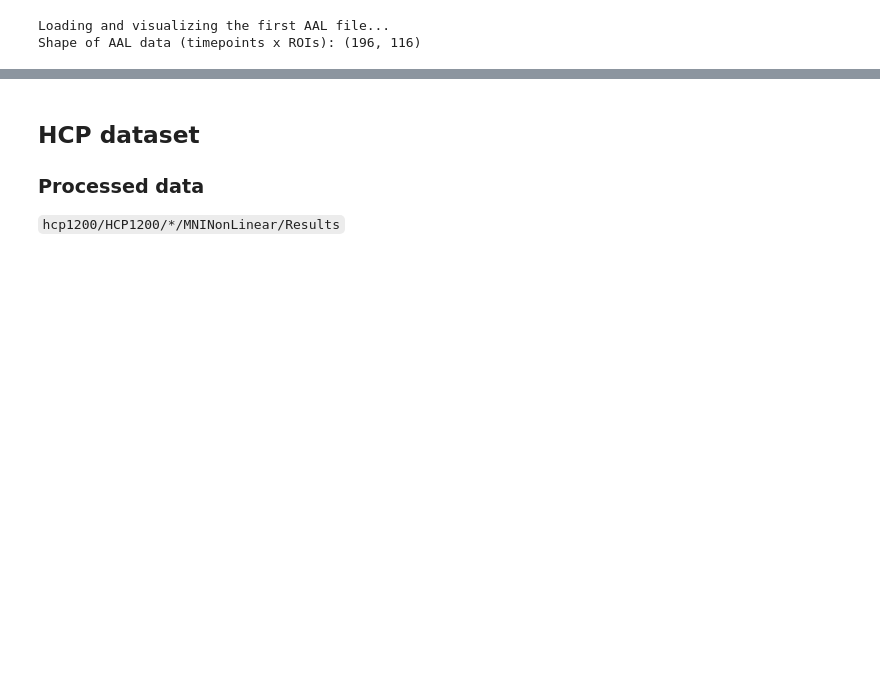
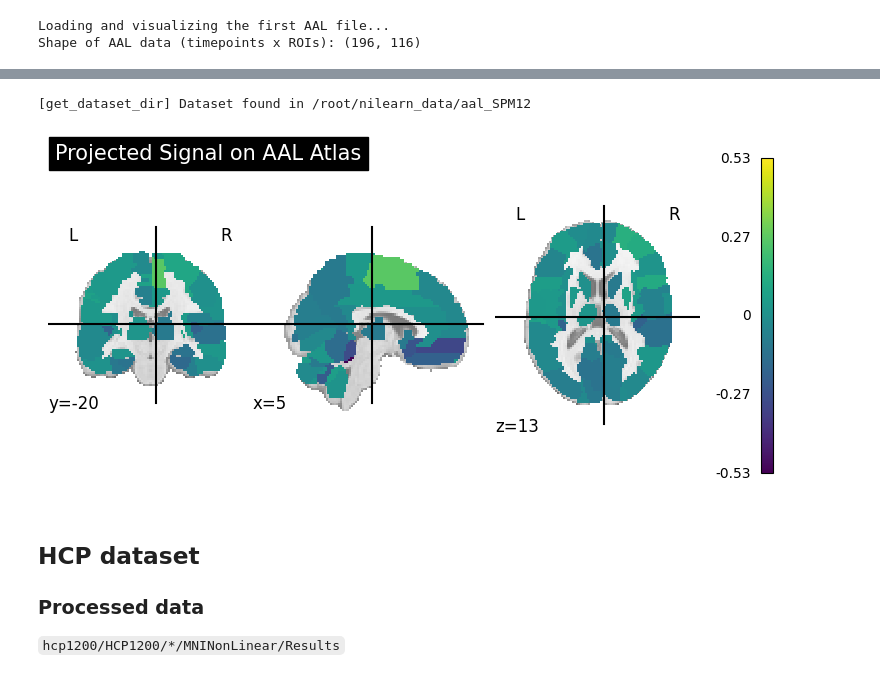
Before and after one commit to Wyw021214/ISP_autism, a Jupyter notebook: functions/data_exploration.ipynb, the cells around one changed output, grey strips where cells are left out. Drawn from its saved outputs; the diff is of its cells as text; code cells hidden in the pictures; blank space fills up the shorter version.

Commit message:
add projection

```diff
--- a/functions/data_exploration.ipynb
+++ b/functions/data_exploration.ipynb
@@ -202,3 +191,37 @@ plot_connectome(aal_data)
+# %%
+from nilearn import datasets
+mean_signal_per_roi = aal_data.mean(axis=0)
+
+aal_atlas = fetch_atlas_aal()
+aal_template_path = aal_atlas['maps']
+aal_labels = aal_atlas['labels']
+
+aal_template_img = nib.load(aal_template_path)
+
+projection_data = np.zeros(aal_template_img.shape)
+
+aal_data = aal_template_img.get_fdata()
+unique_labels = np.unique(aal_data)
+unique_labels = unique_labels[unique_labels > 0]
+
+for roi_index, roi_signal in zip(unique_labels, mean_signal_per_roi):
+    projection_data[aal_data == roi_index] = roi_signal
+
+projection_img = nib.Nifti1Image(projection_data, affine=aal_template_img.affine)
+
+plotting.plot_stat_map(
+    projection_img,
+    title='Projected Signal on AAL Atlas',
+    display_mode='ortho',
+    cmap='viridis',
+    colorbar=True
+)
+plotting.show()
+
+plt.show()
+# %% [output]
+[get_dataset_dir] Dataset found in /root/nilearn_data/aal_SPM12
+[figure, added]
 # %% [markdown]
 ## HCP dataset
 
```
Also changed, not shown: parts of 17 cells of this notebook.
